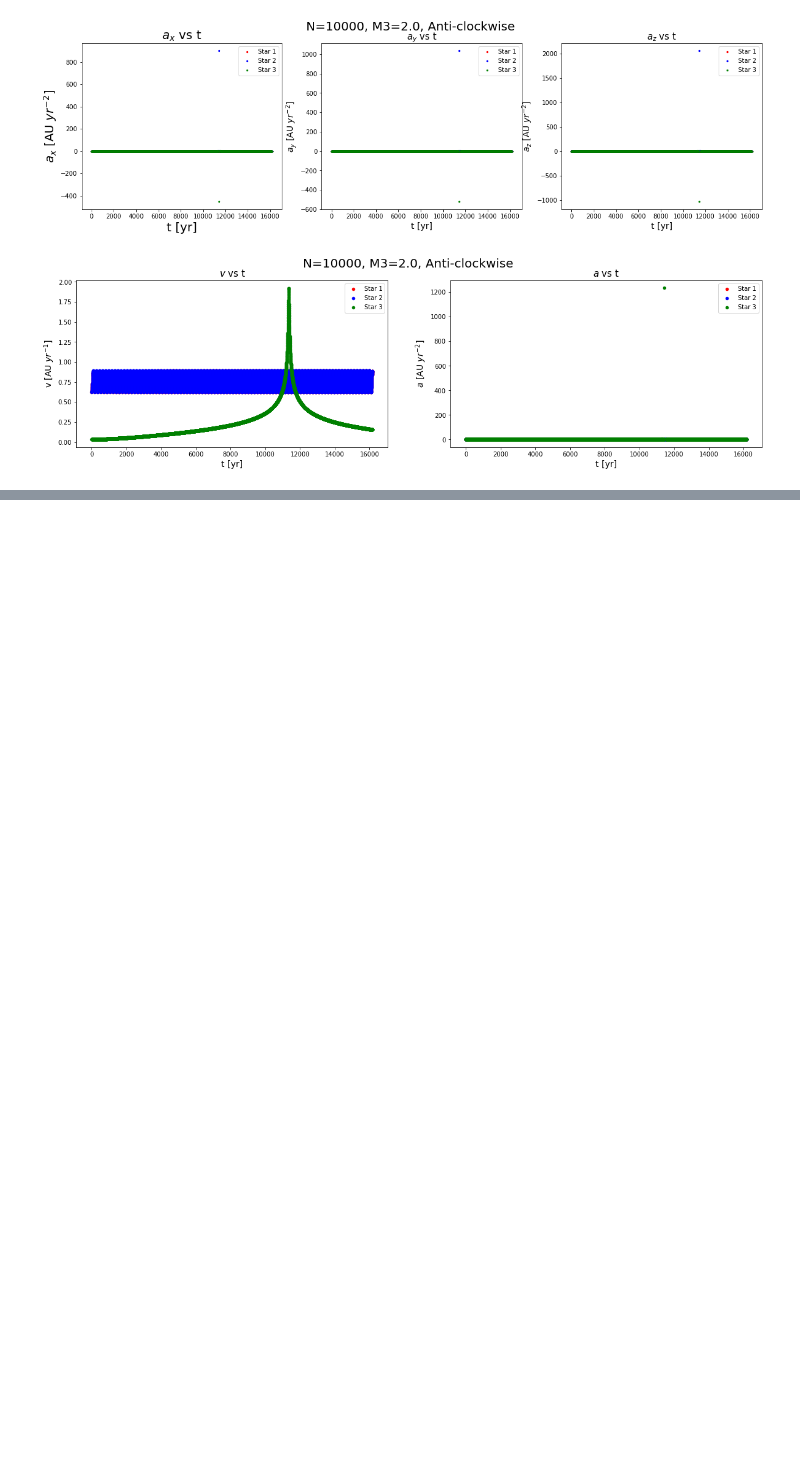
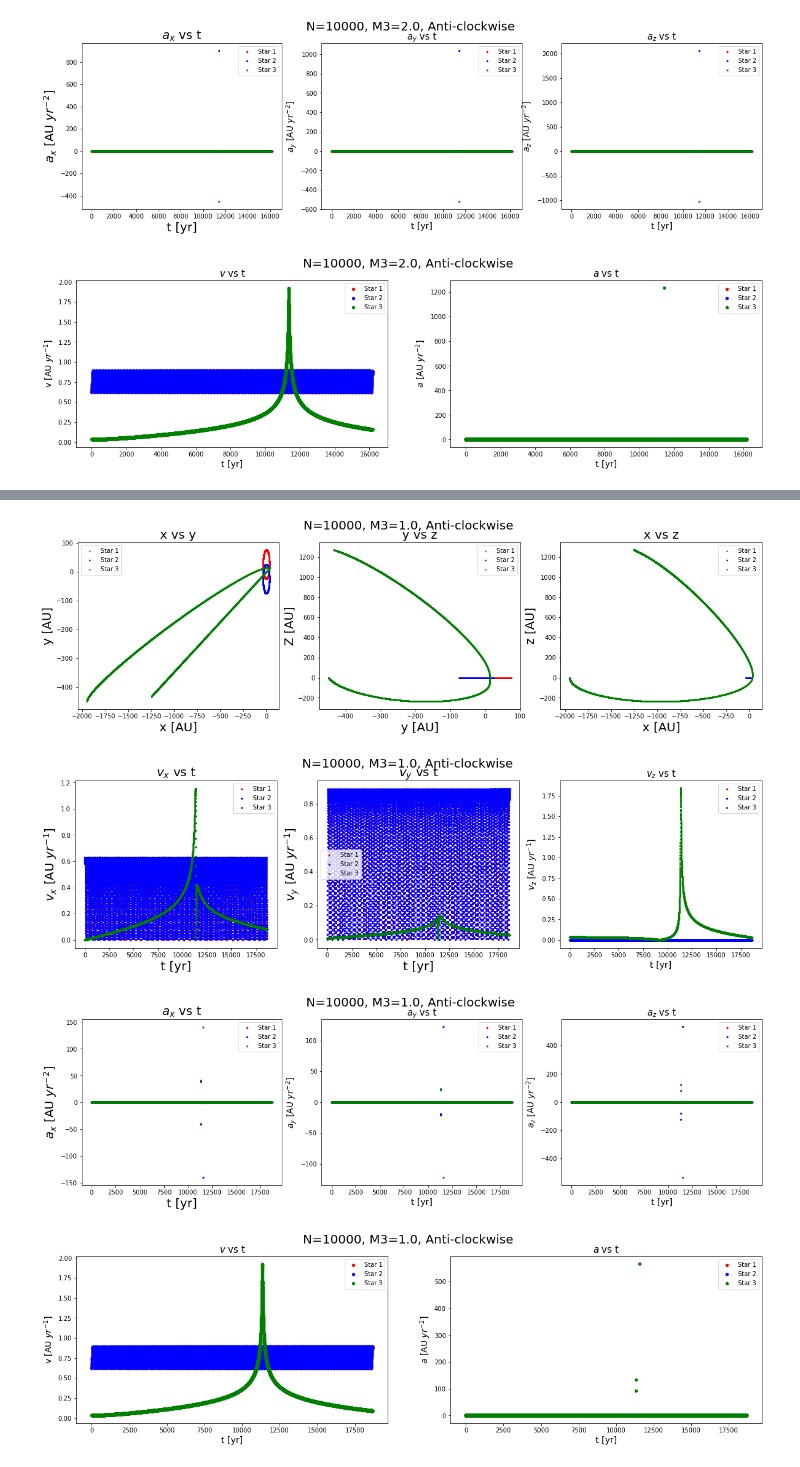
Before and after one commit to sachiwee/Homework_4, a Jupyter notebook: Weerasooriya_HW4!!!.ipynb, the cells around one changed output, grey strips where cells are left out. Drawn from its saved outputs; the diff is of its cells as text; code cells hidden in the pictures; blank space fills up the shorter version.

```diff
--- a/Weerasooriya_HW4!!!.ipynb
+++ b/Weerasooriya_HW4!!!.ipynb
@@ -582,0 +594,11 @@ fig19p.savefig('va_10000_5_ac.pdf')
+# %%
+fig20,fig21,fig22,fig23=calculate(10000,1.0,0)
+fig20.savefig('xyz_10000_1_ac.pdf')
+fig21.savefig('v_10000_1_ac.pdf')
+fig22.savefig('a_10000_1_ac.pdf')
+fig23.savefig('va_10000_1_ac.pdf')
+# %% [output]
+[figure, added]
+[figure, added]
+[figure, added]
+[figure, added]
```
Also changed, not shown: parts of 5 cells of this notebook, 9 other files.
